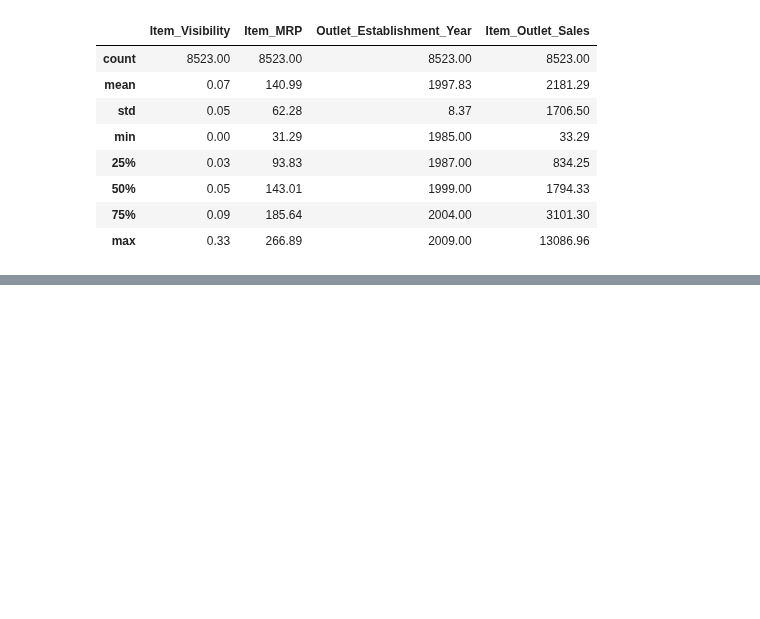
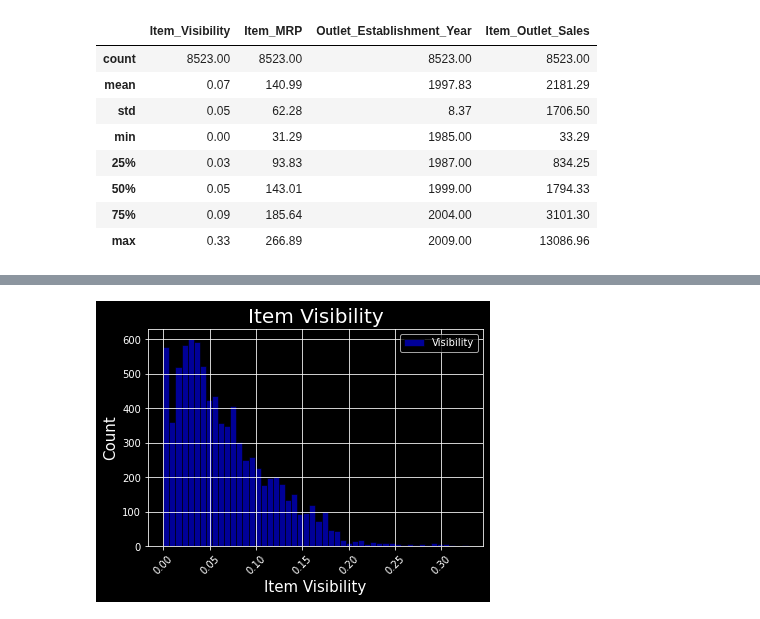
Before and after one commit to HarmonyKM/sales-predictions, a Jupyter notebook: Sales_Predictions.ipynb, the cells around one changed output, grey strips where cells are left out. Saved outputs shown, nothing was run; the diff lists cells and outputs as text; code cells hidden in the pictures; blank space fills up the shorter version.

```diff
--- a/Sales_Predictions.ipynb
+++ b/Sales_Predictions.ipynb
@@ -202,0 +256,14 @@ df.describe().round(2)
+# %%
+plt.style.use('dark_background')
+df['Item_Visibility'].hist(color = 'blue',
+                     bins = 'auto',
+                     edgecolor = 'black',
+                     label = 'Visibility',
+                     alpha = 0.6);
+plt.title('Item Visibility', fontsize = 20);
+plt.xlabel('Item Visibility', fontsize = 15);
+plt.ylabel('Count', fontsize = 15);
+plt.xticks(rotation = 45);
+plt.legend();
+# %% [output]
+[figure, added]
```
Also changed, not shown: parts of 13 cells of this notebook.
